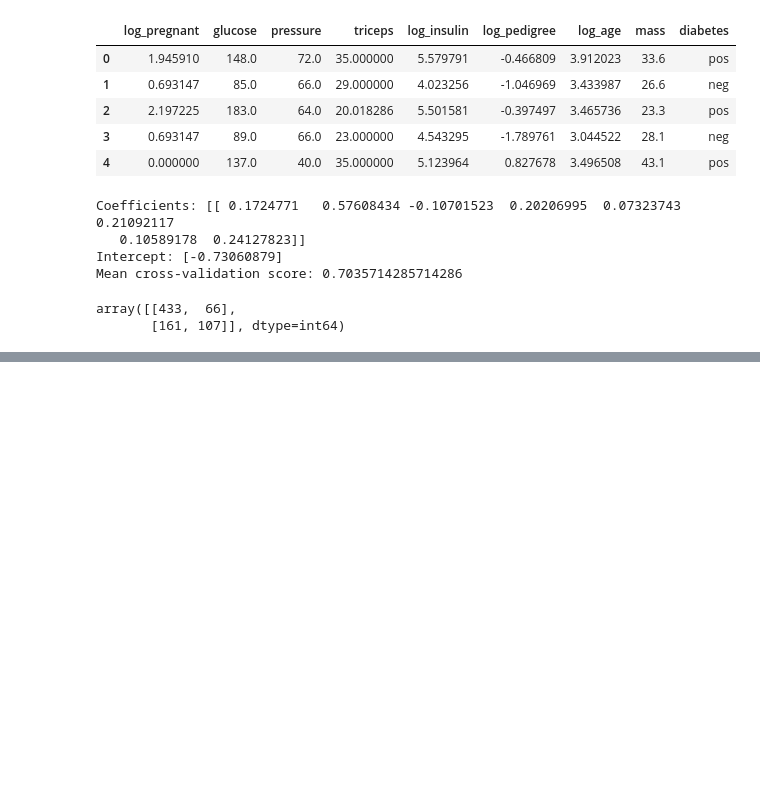
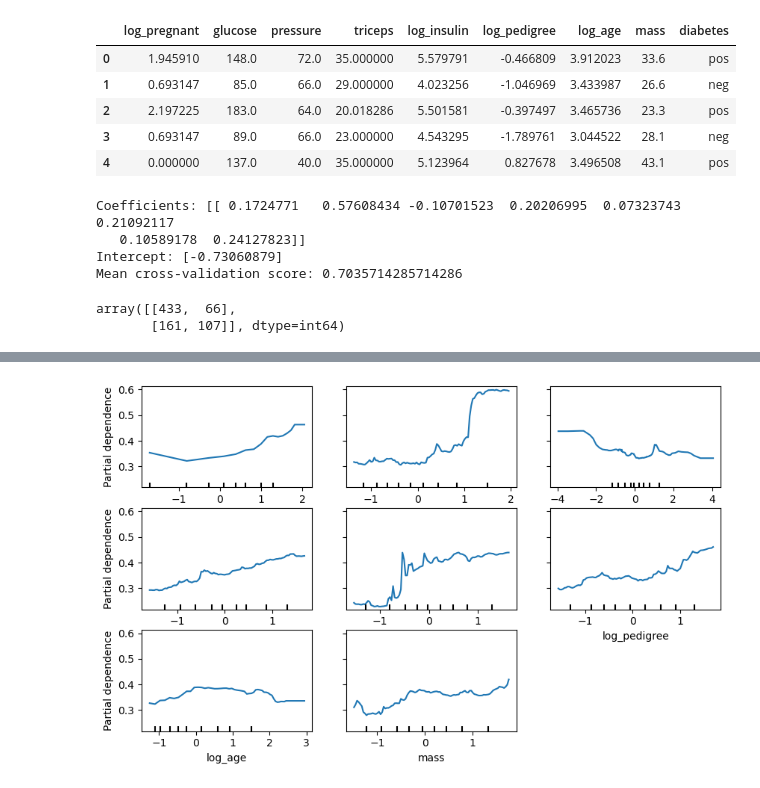
Before and after one commit to darthaydar/Data-Science-Project-Pima, a Jupyter notebook: pima_modeling.ipynb, the cells around one changed output, grey strips where cells are left out. Drawn from its saved outputs; the diff is of its cells as text; code cells hidden in the pictures; blank space fills up the shorter version.

```diff
--- a/pima_modeling.ipynb
+++ b/pima_modeling.ipynb
@@ -52,0 +66,8 @@ array([[433,  66],
+# %%
+import pandas as pd
+
+# Create a new DataFrame with predictors_standard and target as columns
+new_df = pd.concat([pd.DataFrame(predictors_standard, columns=pima_clean.columns[:-1]), target], axis=1)
+
+# Assign the new DataFrame to pima_clean
+new_df
@@ -52,0 +127,3 @@ array([[433,  66],
+# %%
+x = new_df.drop('diabetes', axis=1)
+y = new_df['diabetes']
@@ -52,0 +146,16 @@ array([[433,  66],
+# %%
+import pandas as pd
+from sklearn.ensemble import RandomForestClassifier
+from sklearn.inspection import PartialDependenceDisplay
+import matplotlib.pyplot as plt
+
+# Fit a RandomForestClassifier model
+rf_model = RandomForestClassifier(n_estimators=300, max_features=8, random_state=42)
+rf_model.fit(x, y)
+
+# Create an instance of PartialDependenceDisplay
+fig, ax = plt.subplots(figsize=(10, 6))
+PartialDependenceDisplay.from_estimator(rf_model, features = (0,1,2,3,4,5,6,7), X=x, ax=ax)
+plt.show()
+# %% [output]
+[figure, added]
```
Also changed, not shown: parts of 13 cells of this notebook.
